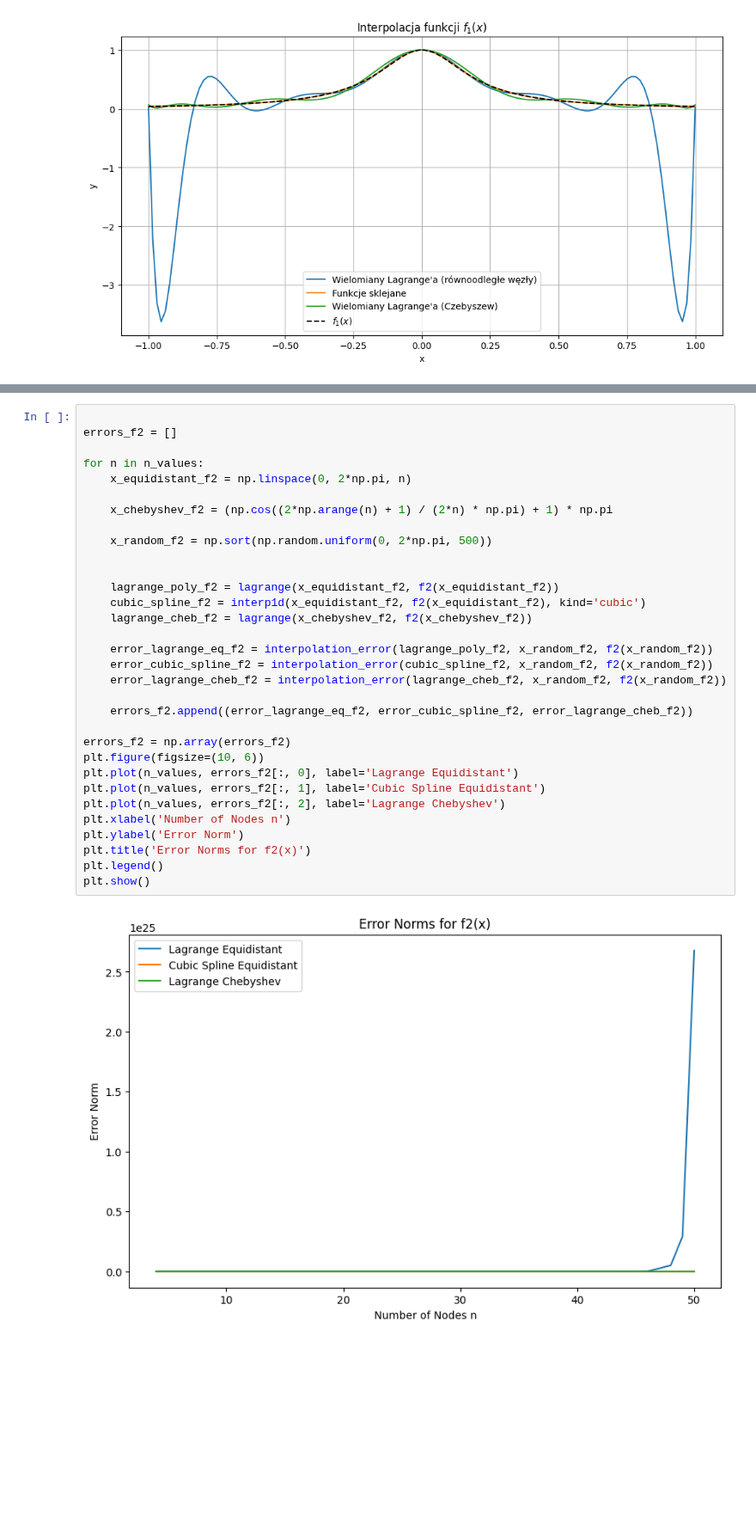
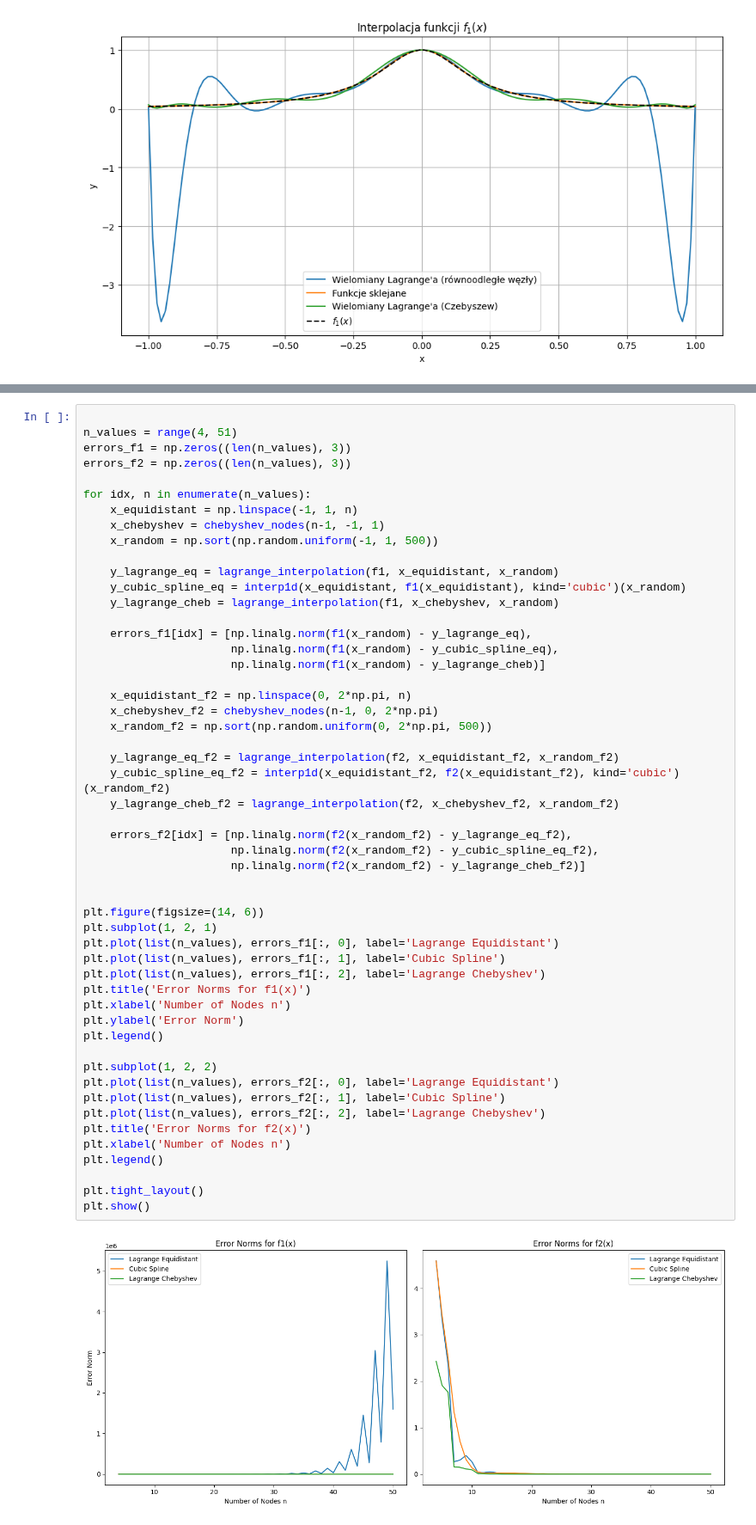
Before and after one commit to biganton/MOWNIT, a Jupyter notebook: lab4/lab4.ipynb, the cells around one changed output, grey strips where cells are left out. Shown at 86% size. Cells and saved outputs as stored; diff of their text form; blank space fills up the shorter version.

```diff
--- a/lab4/lab4.ipynb
+++ b/lab4/lab4.ipynb
@@ -184,34 +140,54 @@ plt.show()
 # %%
 
-errors_f2 = []
+n_values = range(4, 51)
+errors_f1 = np.zeros((len(n_values), 3))
+errors_f2 = np.zeros((len(n_values), 3))
 
-for n in n_values:
+for idx, n in enumerate(n_values):
+    x_equidistant = np.linspace(-1, 1, n)
+    x_chebyshev = chebyshev_nodes(n-1, -1, 1)
+    x_random = np.sort(np.random.uniform(-1, 1, 500))
+
+    y_lagrange_eq = lagrange_interpolation(f1, x_equidistant, x_random)
+    y_cubic_spline_eq = interp1d(x_equidistant, f1(x_equidistant), kind='cubic')(x_random)
+    y_lagrange_cheb = lagrange_interpolation(f1, x_chebyshev, x_random)
+
+    errors_f1[idx] = [np.linalg.norm(f1(x_random) - y_lagrange_eq),
+                      np.linalg.norm(f1(x_random) - y_cubic_spline_eq),
+                      np.linalg.norm(f1(x_random) - y_lagrange_cheb)]
+
     x_equidistant_f2 = np.linspace(0, 2*np.pi, n)
-
-    x_chebyshev_f2 = (np.cos((2*np.arange(n) + 1) / (2*n) * np.pi) + 1) * np.pi
-
+    x_chebyshev_f2 = chebyshev_nodes(n-1, 0, 2*np.pi)
     x_random_f2 = np.sort(np.random.uniform(0, 2*np.pi, 500))
 
+    y_lagrange_eq_f2 = lagrange_interpolation(f2, x_equidistant_f2, x_random_f2)
+    y_cubic_spline_eq_f2 = interp1d(x_equidistant_f2, f2(x_equidistant_f2), kind='cubic')(x_random_f2)
+    y_lagrange_cheb_f2 = lagrange_interpolation(f2, x_chebyshev_f2, x_random_f2)
 
-    lagrange_poly_f2 = lagrange(x_equidistant_f2, f2(x_equidistant_f2))
-    cubic_spline_f2 = interp1d(x_equidistant_f2, f2(x_equidistant_f2), kind='cubic')
-    lagrange_cheb_f2 = lagrange(x_chebyshev_f2, f2(x_chebyshev_f2))
+    errors_f2[idx] = [np.linalg.norm(f2(x_random_f2) - y_lagrange_eq_f2),
+                      np.linalg.norm(f2(x_random_f2) - y_cubic_spline_eq_f2),
+                      np.linalg.norm(f2(x_random_f2) - y_lagrange_cheb_f2)]
 
-    error_lagrange_eq_f2 = interpolation_error(lagrange_poly_f2, x_random_f2, f2(x_random_f2))
-    error_cubic_spline_f2 = interpolation_error(cubic_spline_f2, x_random_f2, f2(x_random_f2))
-    error_lagrange_cheb_f2 = interpolation_error(lagrange_cheb_f2, x_random_f2, f2(x_random_f2))
 
-    errors_f2.append((error_lagrange_eq_f2, error_cubic_spline_f2, error_lagrange_cheb_f2))
-
-errors_f2 = np.array(errors_f2)
-plt.figure(figsize=(10, 6))
-plt.plot(n_values, errors_f2[:, 0], label='Lagrange Equidistant')
-plt.plot(n_values, errors_f2[:, 1], label='Cubic Spline Equidistant')
-plt.plot(n_values, errors_f2[:, 2], label='Lagrange Chebyshev')
+plt.figure(figsize=(14, 6))
+plt.subplot(1, 2, 1)
+plt.plot(list(n_values), errors_f1[:, 0], label='Lagrange Equidistant')
+plt.plot(list(n_values), errors_f1[:, 1], label='Cubic Spline')
+plt.plot(list(n_values), errors_f1[:, 2], label='Lagrange Chebyshev')
+plt.title('Error Norms for f1(x)')
 plt.xlabel('Number of Nodes n')
 plt.ylabel('Error Norm')
+plt.legend()
+
+plt.subplot(1, 2, 2)
+plt.plot(list(n_values), errors_f2[:, 0], label='Lagrange Equidistant')
+plt.plot(list(n_values), errors_f2[:, 1], label='Cubic Spline')
+plt.plot(list(n_values), errors_f2[:, 2], label='Lagrange Chebyshev')
 plt.title('Error Norms for f2(x)')
+plt.xlabel('Number of Nodes n')
 plt.legend()
+
+plt.tight_layout()
 plt.show()
 # %% [output]
-[figure, old version]
+[figure, new version]
```
Also changed, not shown: parts of 5 cells of this notebook.
